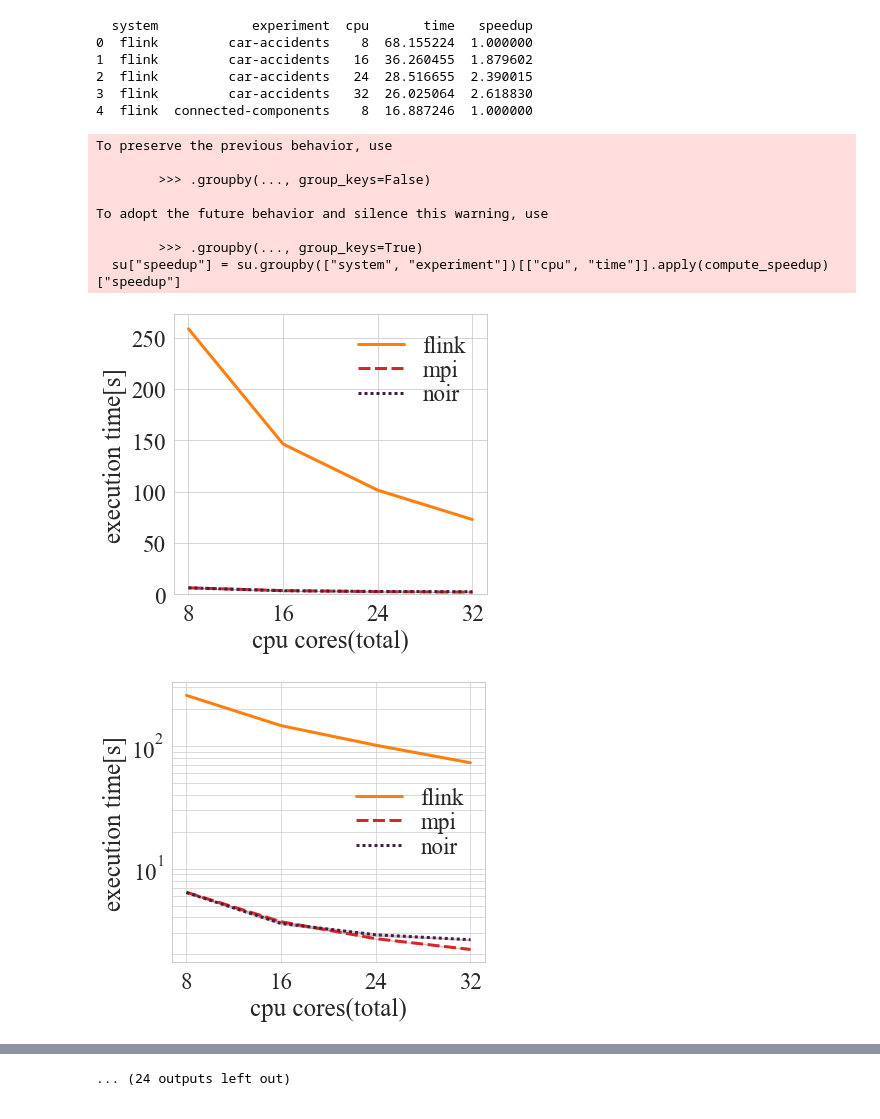
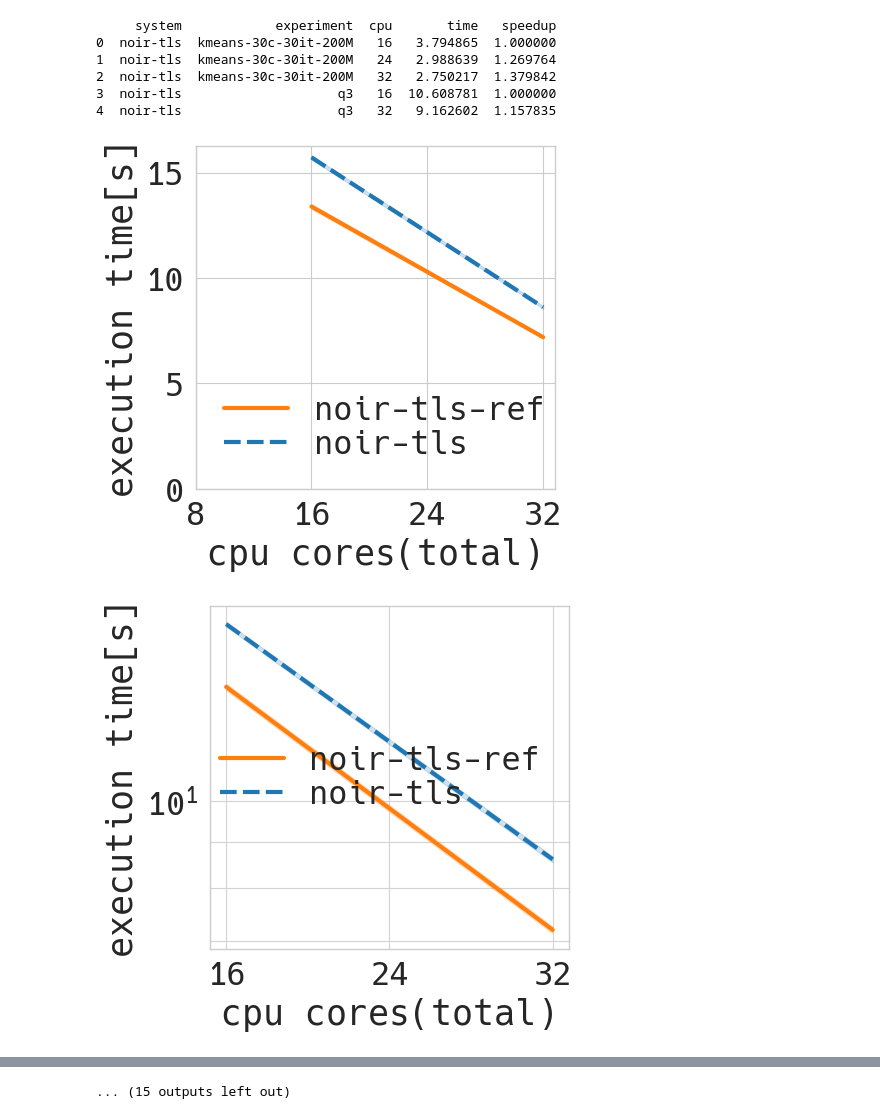
Before and after one commit to imDema/noir-paper-main, a Jupyter notebook: tools/viz-multi/plot-multi.ipynb, the cells around one changed output, grey strips where cells are left out. Saved outputs shown, nothing was run; the diff lists cells and outputs as text; code cells hidden in the pictures.

```diff
--- a/tools/viz-multi/plot-multi.ipynb
+++ b/tools/viz-multi/plot-multi.ipynb
@@ -14,6 +14,8 @@ palette = {
     "noir": colors[0],
     "noir-shared": colors[0],
     "noir-ad-hoc": colors[0],
+    "noir-tls": colors[1],
+    "noir-tls-ref": colors[2],
     "omp": colors[4],
     "mpi": colors[4],
     "mpi-mmap": colors[4],
@@ -50,4 +52,4 @@ lines = {
 hue_kws = {'color': palette, "ls" : lines}
 
 linestyles = ["-", "--", ":", "-."]
-sns.set_theme(context='paper', style='whitegrid', palette="tab10", font='Times New Roman', font_scale=2.6125)
+sns.set_theme(context='paper', style='whitegrid', palette="tab10", font='Hack', font_scale=2.6125)
@@ -55,7 +59,7 @@ sns.set_theme(context='paper', style='whitegrid', palette="tab10", font='Times N
 df = pd.read_csv("../../results/csv/multi.csv", dtype={"system": "string", "experiment": "string"})
 df["system"][df["system"] == "rstream2"] = "noir"
 df["cpu"] = df["num_hosts"] * df["procs_per_host"]
-df = df[~df["system"].isin(["noir-j2", "noir-opt", "noir-shared", "noir-ad-hoc"])]
+df = df[~df["system"].isin(["noir-tcp"])]
 print(df.info())
 # %% [output]
 <class 'pandas.core.frame.DataFrame'>
@@ -81,27 +85,20 @@ def compute_speedup(g):
     g["speedup"] = g.loc[m]["time"] / g["time"]
     return g
 
-su["speedup"] = su.groupby(["system", "experiment"])[["cpu", "time"]].apply(compute_speedup)["speedup"]
+su["speedup"] = su.groupby(["system", "experiment"])[["cpu", "time"]].apply(compute_speedup).reset_index()["speedup"]
+
 
 print(su.head())
 
 with open("../../results/csv/multi-human-readable.csv", "w") as f:
     su.to_csv(f)
 # %% [output]
-  system            experiment  cpu       time   speedup
-0  flink         car-accidents    8  68.155224  1.000000
-1  flink         car-accidents   16  36.260455  1.879602
-2  flink         car-accidents   24  28.516655  2.390015
-3  flink         car-accidents   32  26.025064  2.618830
-4  flink  connected-components    8  16.887246  1.000000
+     system            experiment  cpu       time   speedup
+0  noir-tls  kmeans-30c-30it-200M   16   3.794865  1.000000
+1  noir-tls  kmeans-30c-30it-200M   24   2.988639  1.269764
+2  noir-tls  kmeans-30c-30it-200M   32   2.750217  1.379842
+3  noir-tls                    q3   16  10.608781  1.000000
+4  noir-tls                    q3   32   9.162602  1.157835
-To preserve the previous behavior, use
-
-        >>> .groupby(..., group_keys=False)
-
-To adopt the future behavior and silence this warning, use
-
-        >>> .groupby(..., group_keys=True)
-  su["speedup"] = su.groupby(["system", "experiment"])[["cpu", "time"]].apply(compute_speedup)["speedup"]
 # %%
 def _time_plot(data, experiments, systems=None):
     if systems is not None:
@@ -164,41 +161,48 @@ def speedup_plot(data, experiments, systems=None, ideal_ref=8, x_step=8):
 # %%
 exp = ["connected-components"]
 systems = None
 
 # time_plot(df, exp, systems)
 # speedup_plot(su, exp, systems)
 
 def save_plot(exp, systems=None, basepath = "./plots"):
     path = f"{basepath}/{'-'.join(exp)}"
     if not os.path.exists(path):
         os.makedirs(path)
 
     time_plot(df, exp, systems)
     plt.savefig(f"{path}/time.pdf", bbox_inches="tight")
     time_plot_log(df, exp, systems)
     plt.savefig(f"{path}/time-log.pdf", bbox_inches="tight")
     speedup_plot(su, exp, systems)
     plt.savefig(f"{path}/scaling.pdf", bbox_inches="tight")
 
 plots = [
-    ["kmeans-30c-30it-200M"],
-    ["kmeans-300c-30it-200M"],
-    ["kmeans-30c-30it-2000M"],
-    ["car-accidents"],
-    ["connected-components"],
-    ["enum-triangles"],
-    ["pagerank"],
-    ["pagerank-timely"],
-    ["pagerank-mpi"],
-    ["transitive-closure"],
+    # ["kmeans-30c-30it-200M"],
+    # ["kmeans-300c-30it-200M"],
+    # ["kmeans-30c-30it-2000M"],
+    # ["car-accidents"],
+    # ["connected-components"],
+    # ["enum-triangles"],
+    # ["pagerank"],
+    # ["pagerank-timely"],
+    # ["pagerank-mpi"],
+    # ["transitive-closure"],
     ["wordcount-re"],
     ["wordcount-opt"],
+    ["wordcount-nonassoc"],
+    ["q3"],
+    ["q4"],
+    ["q5"],
+    ["q6"],
+    ["q7"],
+    ["q8"],
 ]
 
 # save_plot(["kmeans-30c-30it-200M", "kmeans-300c-30it-200M", "kmeans-30c-30it-2000M"], ["noir", "mpi"])
 
 for exp in plots:
     save_plot(exp)
 # %% [output]
-[figure, old version]
+[figure, new version]
-[figure, old version]
+[figure, new version]
@@ -215 +219 @@ for exp in plots:
-... (24 outputs left out)
+... (15 outputs left out)
```
Also changed, not shown: parts of 4 cells of this notebook, 13 other files.
